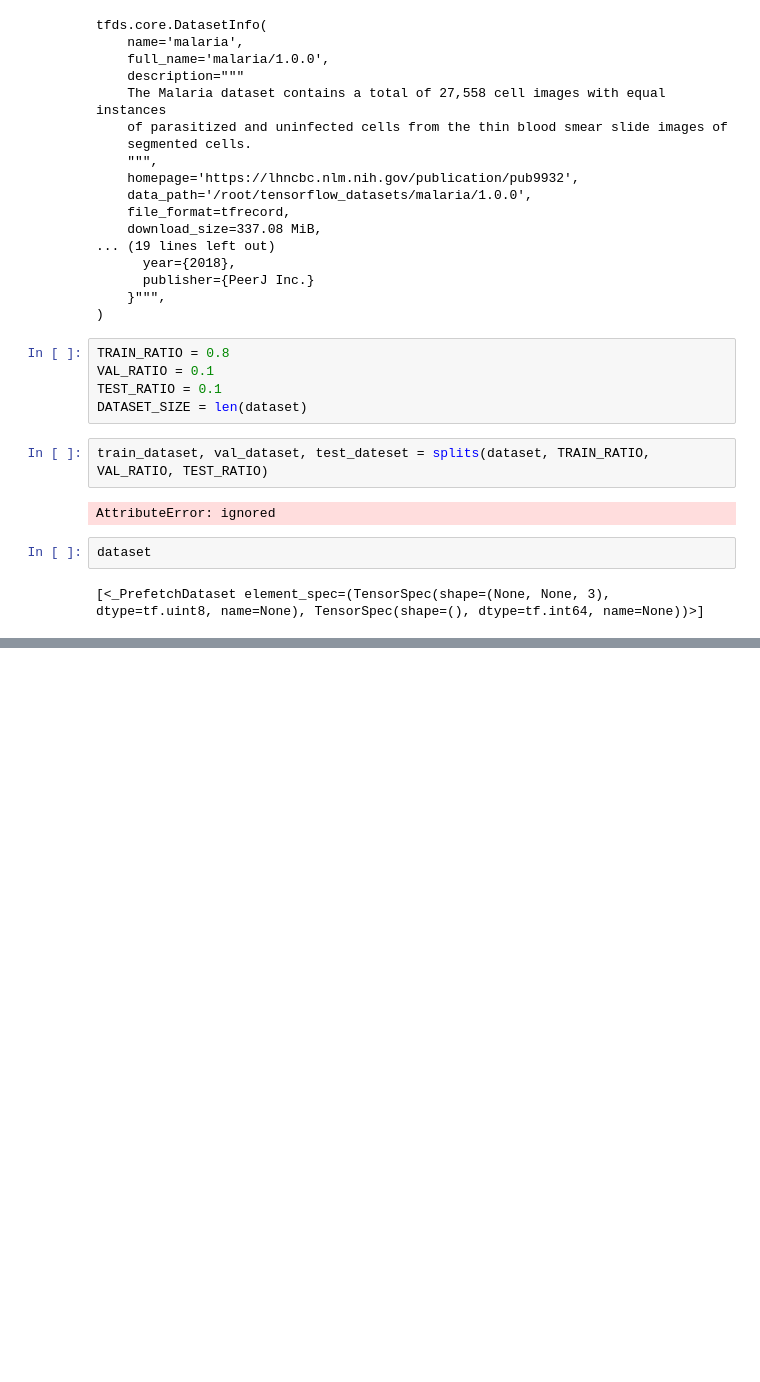
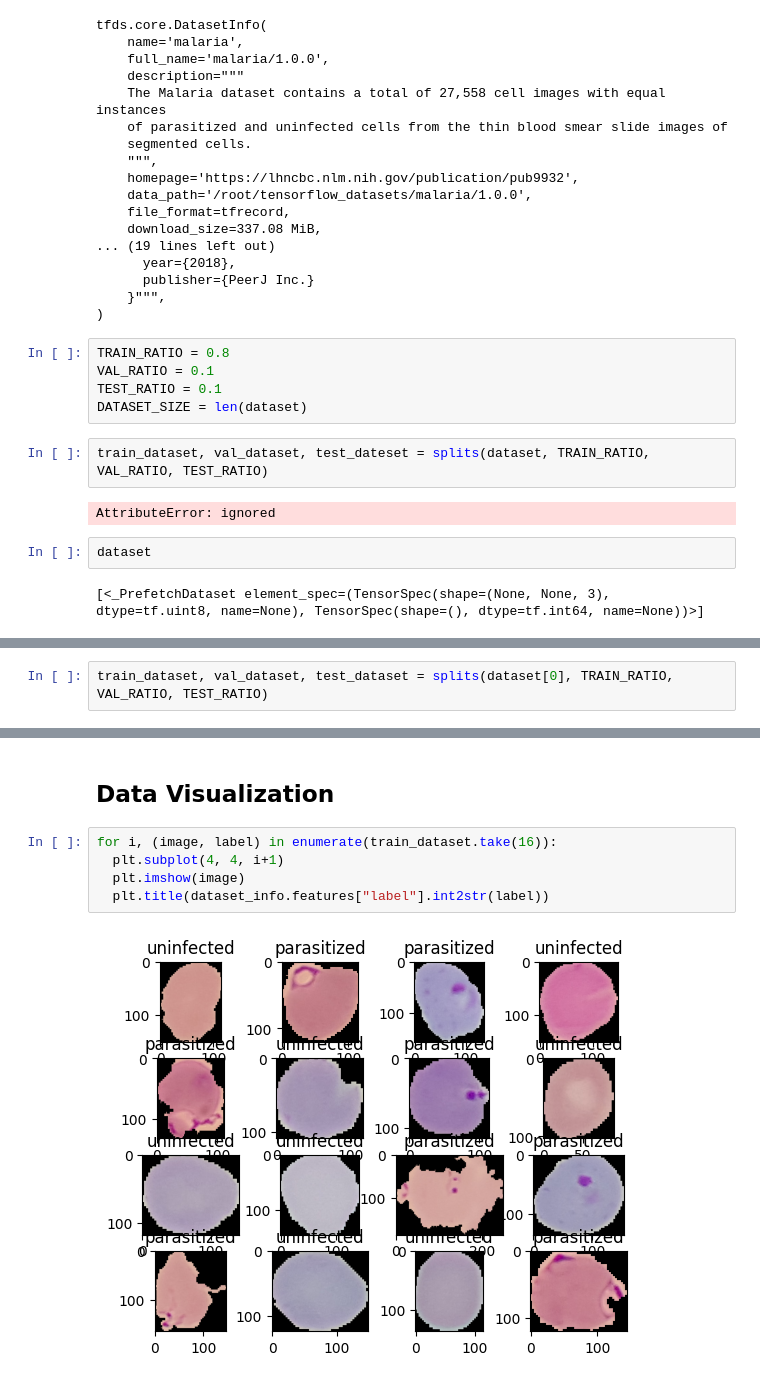
Before and after one commit to mirpouya/TensorFlow-Tutorial, a Jupyter notebook: Convolutional_Neural_Net_Malaria_Detection.ipynb, the cells around one changed output, grey strips where cells are left out. Drawn from its saved outputs; the diff is of its cells as text; blank space fills up the shorter version.

```diff
--- a/Convolutional_Neural_Net_Malaria_Detection.ipynb
+++ b/Convolutional_Neural_Net_Malaria_Detection.ipynb
@@ -238,0 +241,2 @@ dataset
+# %%
+train_dataset, val_dataset, test_dataset = splits(dataset[0], TRAIN_RATIO, VAL_RATIO, TEST_RATIO)
@@ -238,0 +265,9 @@ dataset
+# %% [markdown]
+<h2> <b> Data Visualization </b> </h2>
+# %%
+for i, (image, label) in enumerate(train_dataset.take(16)):
+  plt.subplot(4, 4, i+1)
+  plt.imshow(image)
+  plt.title(dataset_info.features["label"].int2str(label))
+# %% [output]
+[figure, added]
```
Also changed, not shown: parts of 2 cells of this notebook.
